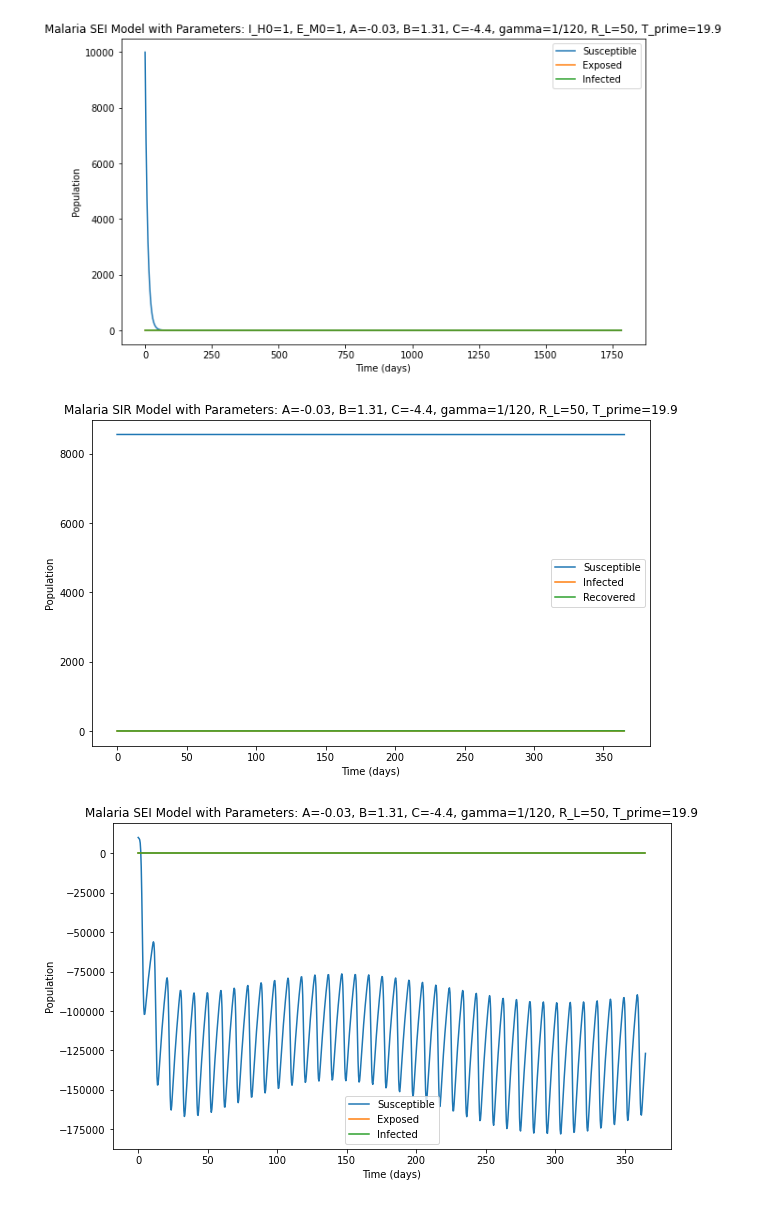
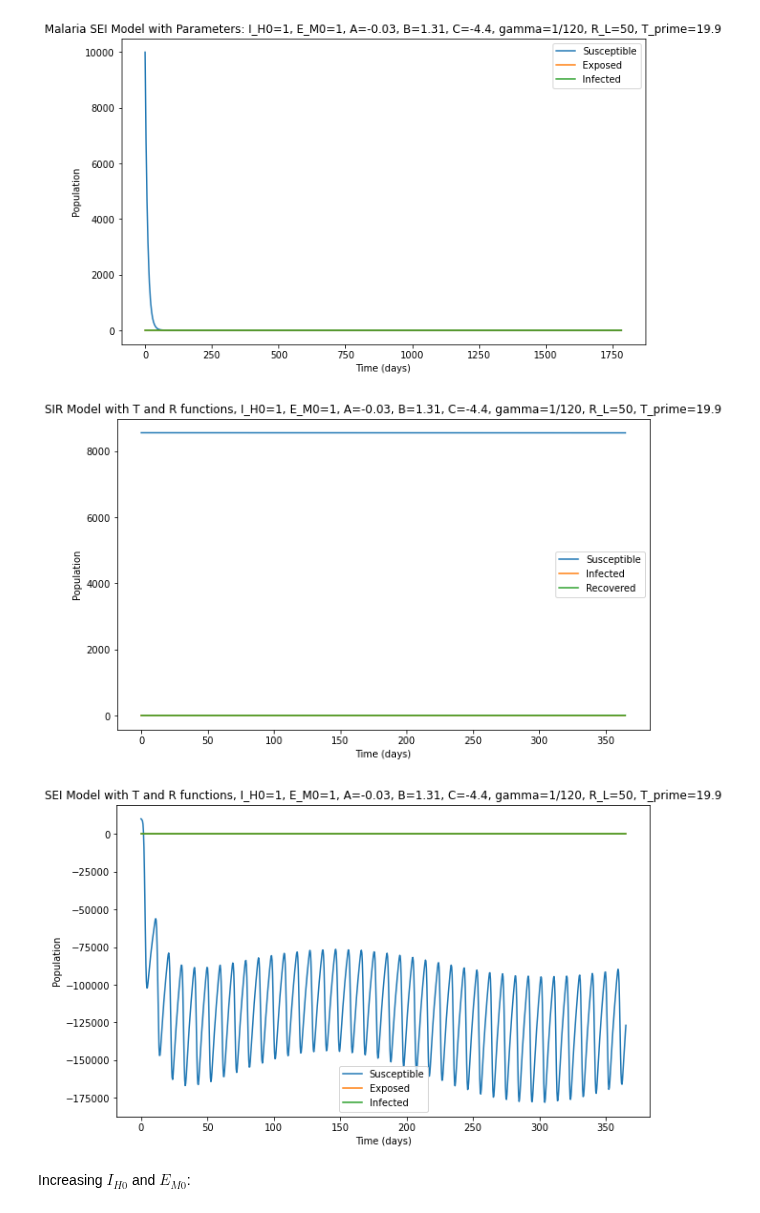
Before and after one commit to RaphaLevy/Study_on_Malaria_dynamics, a Jupyter notebook: Test_Parham_&_Michael_Parameters.ipynb, the cells around one changed output. Saved outputs shown, nothing was run; the diff lists cells and outputs as text; code cells hidden in the pictures.

```diff
--- a/Test_Parham_&_Michael_Parameters.ipynb
+++ b/Test_Parham_&_Michael_Parameters.ipynb
@@ -223,8 +223,11 @@ I_H0=1
 if E_M0 is None:
         E_M0 = M / 100
 
-S_H0 = N - I_H0
-S_M0 = M - E_M0
+R_H0 = 0
+I_M0 = 0
+
+S_H0 = N - I_H0 - R_H0
+S_M0 = M - E_M0 - I_M0
 
 # Defining the functions of temperature and precipitation
 #def T(t):
@@ -361,6 +364,6 @@ def original_model(t, z, df, B_E, p_ME, p_ML, p_MP, tau_E, tau_P, c1, c2,
 # %%
 args = (df, B_E, p_ME, p_ML, p_MP, tau_E, tau_P, c1, c2,
         D1, b1, A, B, C, b2, tau_H, DD, Tmin, gamma, R_L,
-        N, M, E_M0, I_H0)
+        N, M, I_M0, I_H0)
 # %%
 t_eval = np.linspace(0, 1783, 1000)  # Evaluate the solution at 1000 points between 0 and 1783
@@ -387,6 +390,6 @@ plt.show()
 # %%
 t_eval = np.linspace(0, 1783, 1000)  # Evaluate the solution at 1000 points between 0 and 1783
-sol = solve_ivp(original_model, [0, 1783], [S_H0, I_H0, 0, S_M0, E_M0, 0], args=args, dense_output=True, t_eval=t_eval, method="DOP853")
+sol = solve_ivp(original_model, [0, 1783], [S_H0, I_H0, R_H0, S_M0, E_M0, I_M0], args=args, dense_output=True, t_eval=t_eval, method="DOP853")
 #sol
 
 times = sol.t
@@ -499,29 +502,29 @@ args_T_and_R_functions = (T1, T2, omega1, phi1, R1, R2, omega2, phi2,
                    N, M, E_M0, I_H0)
 # %%
 t_eval = np.linspace(0, 365, 1000)  # Evaluate the solution at 1000 points between 0 and 365
-sol = solve_ivp(T_and_R_functions_model, [0, 365], [S_H0, I_H0, 0, S_M0, E_M0, 0], args=args_T_and_R_functions, dense_output=True, t_eval=t_eval, method="DOP853")
+sol = solve_ivp(T_and_R_functions_model, [0, 365], [S_H0, I_H0, R_H0, S_M0, E_M0, I_M0], args=args_T_and_R_functions, dense_output=True, t_eval=t_eval, method="DOP853")
 #sol
 
 times = sol.t
 S_H, I_H, R_H, S_M, E_M, I_M = sol.y
 
 plt.figure(figsize=(10, 6))
 plt.plot(times, S_H, label='Susceptible')
 plt.plot(times, I_H, label='Infected')
 plt.plot(times, R_H, label='Recovered')
 
 plt.xlabel('Time (days)')
 plt.ylabel('Population')
-plt.title(f'Malaria SIR Model with Parameters: A={round(A, 2)}, B={round(B, 2)}, C={round(C, 2)}, gamma={gamma}, R_L={R_L}, T_prime={round(T_prime, 2)}')
+plt.title(f'SIR Model with T and R functions, I_H0={I_H0}, E_M0={E_M0}, A={round(A, 2)}, B={round(B, 2)}, C={round(C, 2)}, gamma={gamma}, R_L={R_L}, T_prime={round(T_prime, 2)}')
 
 plt.legend()
 
 plt.show()
 # %% [output]
-[figure, old version]
+[figure, new version]
 # %%
 t_eval = np.linspace(0, 365, 1000)  # Evaluate the solution at 1000 points between 0 and 365
-sol = solve_ivp(T_and_R_functions_model, [0, 365], [S_H0, I_H0, 0, S_M0, E_M0, 0], args=args_T_and_R_functions, dense_output=True, t_eval=t_eval, method="DOP853")
+sol = solve_ivp(T_and_R_functions_model, [0, 365], [S_H0, I_H0, R_H0, S_M0, E_M0, I_M0], args=args_T_and_R_functions, dense_output=True, t_eval=t_eval, method="DOP853")
 #sol
 
 times = sol.t
@@ -534,13 +537,13 @@ plt.plot(times, I_M, label='Infected')
 
 plt.xlabel('Time (days)')
 plt.ylabel('Population')
-plt.title(f'Malaria SEI Model with Parameters: A={round(A, 2)}, B={round(B, 2)}, C={round(C, 2)}, gamma={gamma}, R_L={R_L}, T_prime={round(T_prime, 2)}')
+plt.title(f'SEI Model with T and R functions, I_H0={I_H0}, E_M0={E_M0}, A={round(A, 2)}, B={round(B, 2)}, C={round(C, 2)}, gamma={gamma}, R_L={R_L}, T_prime={round(T_prime, 2)}')
 
 plt.legend()
 
 plt.show()
 # %% [output]
-[figure, old version]
+[figure, new version]
 # %%
 #### Comparing both models, where the only difference is the data used for temperature and precipitations,
 #### it can be seen that the approximations T(t) and R(t) used in the original model are insufficient,
@@ -549,3 +552,5 @@ plt.show()
 #### Originally, this was corrected by altering parameters and equations of the system, in order to remove
 #### errors with the model. However, it can be noted that simply changing the use of T and R from real data
 #### instead of approximations has removed the negative results from the SEI model.
+# %% [markdown]
+Increasing $I_{H0}$ and $E_{M0}$:
```
Also changed, not shown: parts of 14 cells of this notebook.
